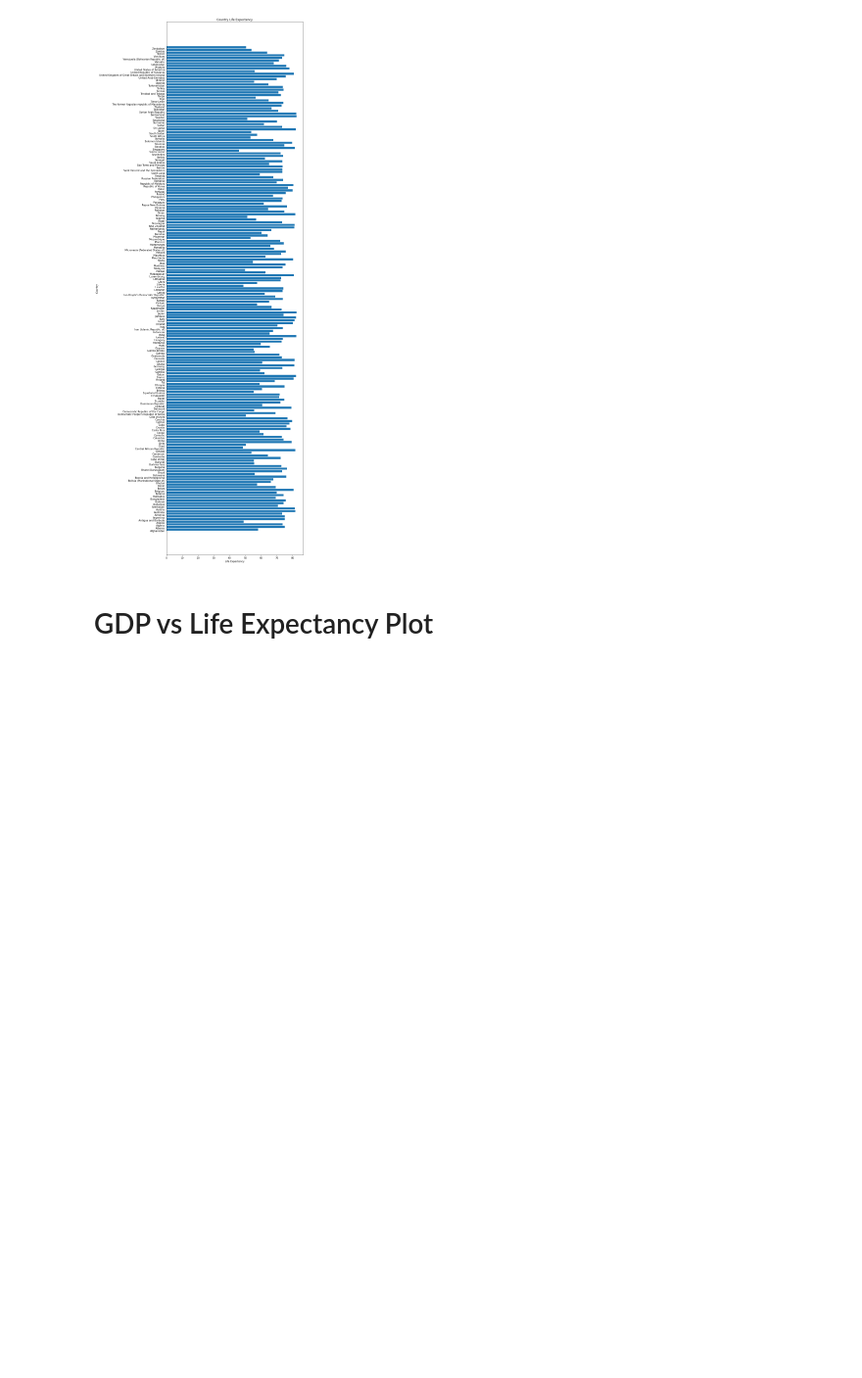
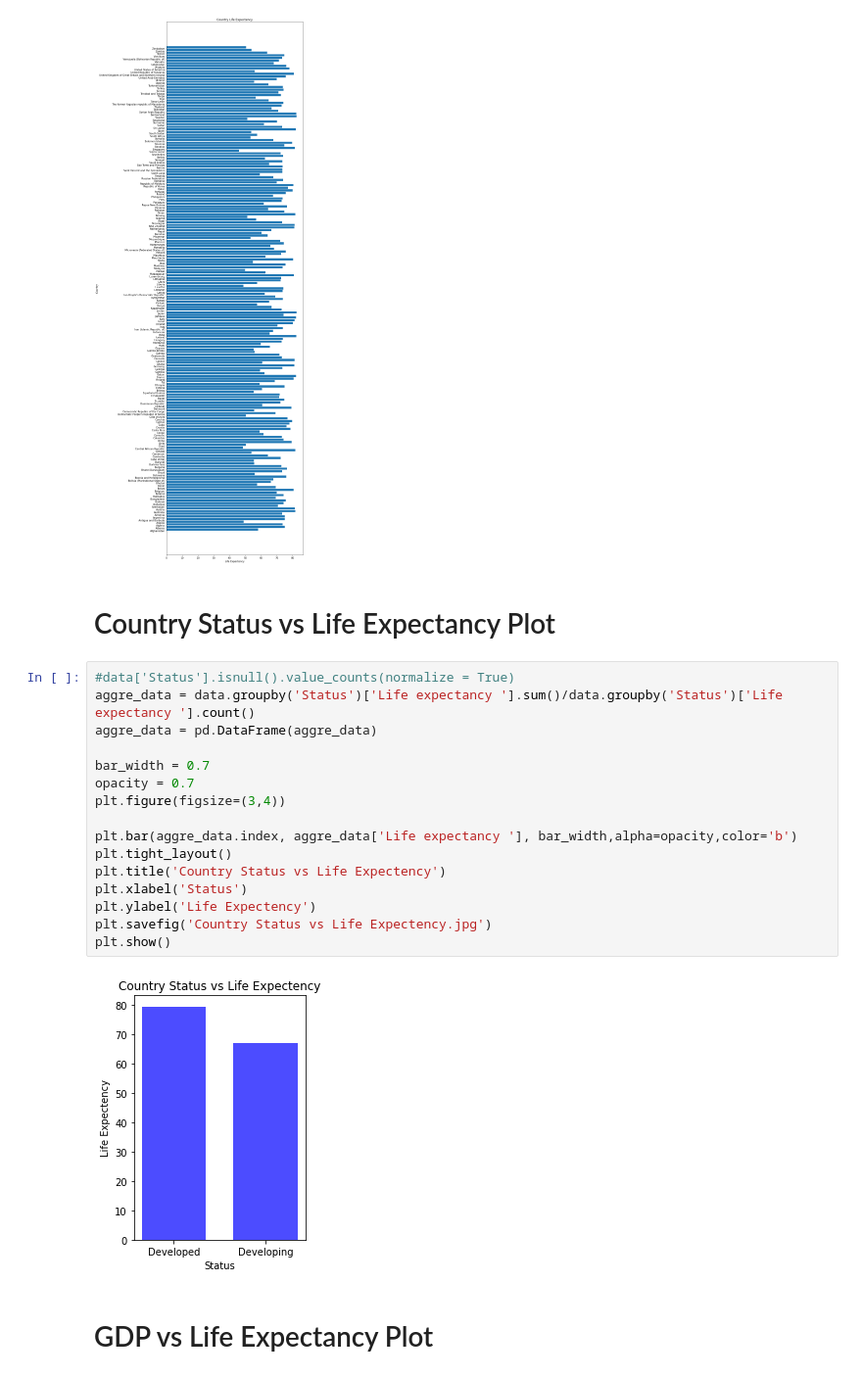
Before and after one commit to ryan-egbert/life-expectancy, a Jupyter notebook: GDP Data and Average Life Expectancy per Country Plots.ipynb, the cells around one changed output. Shown at 98% size. Cells and saved outputs as stored; diff of their text form; blank space fills up the shorter version.

```diff
--- a/GDP Data and Average Life Expectancy per Country Plots.ipynb
+++ b/GDP Data and Average Life Expectancy per Country Plots.ipynb
@@ -120,6 +116,26 @@ plt.savefig('CountrysAverage.jpg')
 plt.show()
 # %% [output]
 [figure]
+# %% [markdown]
+# Country Status vs Life Expectancy Plot
+# %%
+#data['Status'].isnull().value_counts(normalize = True)
+aggre_data = data.groupby('Status')['Life expectancy '].sum()/data.groupby('Status')['Life expectancy '].count()
+aggre_data = pd.DataFrame(aggre_data)
+
+bar_width = 0.7
+opacity = 0.7
+plt.figure(figsize=(3,4))
+
+plt.bar(aggre_data.index, aggre_data['Life expectancy '], bar_width,alpha=opacity,color='b')
+plt.tight_layout()
+plt.title('Country Status vs Life Expectency')
+plt.xlabel('Status')
+plt.ylabel('Life Expectency')
+plt.savefig('Country Status vs Life Expectency.jpg')
+plt.show()
+# %% [output]
+[figure, added]
 # %% [markdown]
 # GDP vs Life Expectancy Plot
 # %%
```
Also changed, not shown: parts of 2 cells of this notebook.
